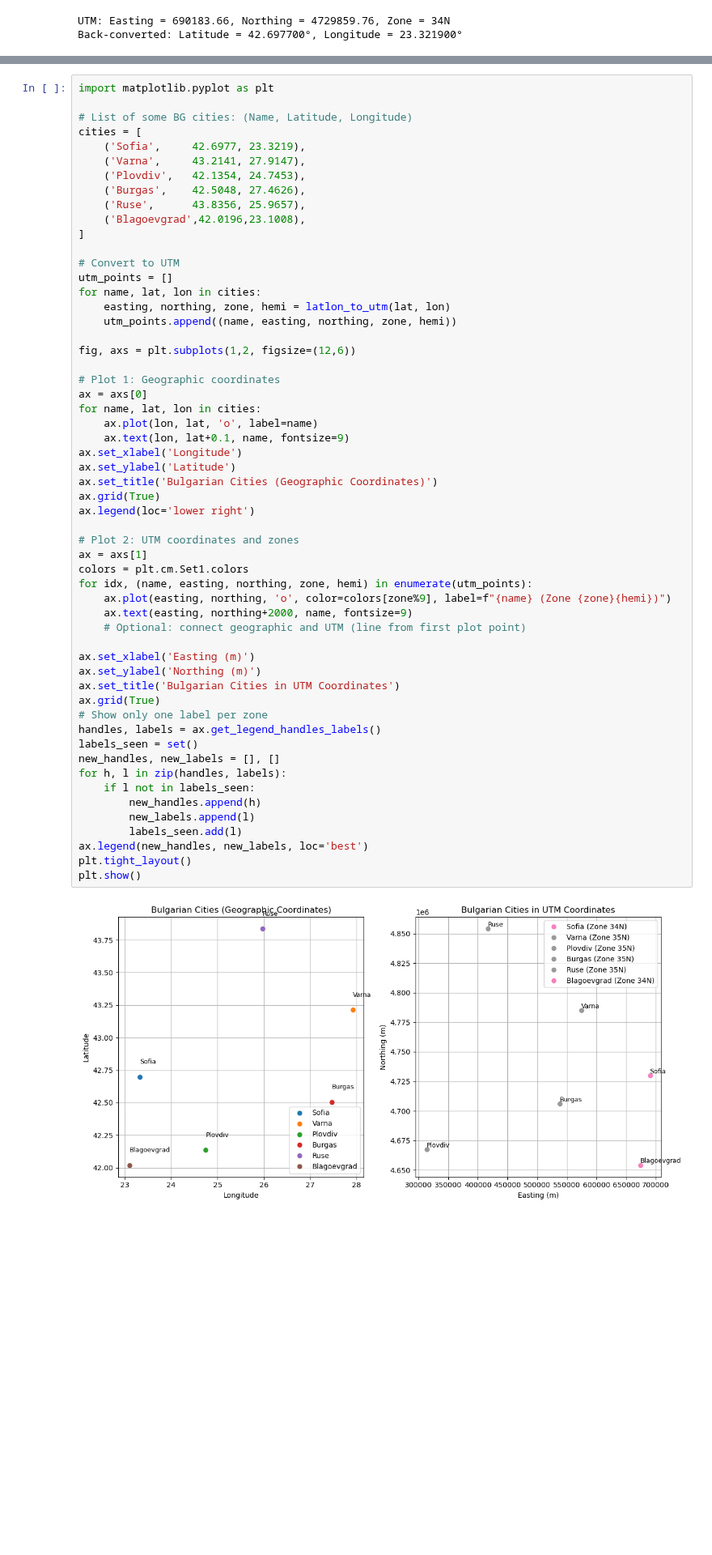
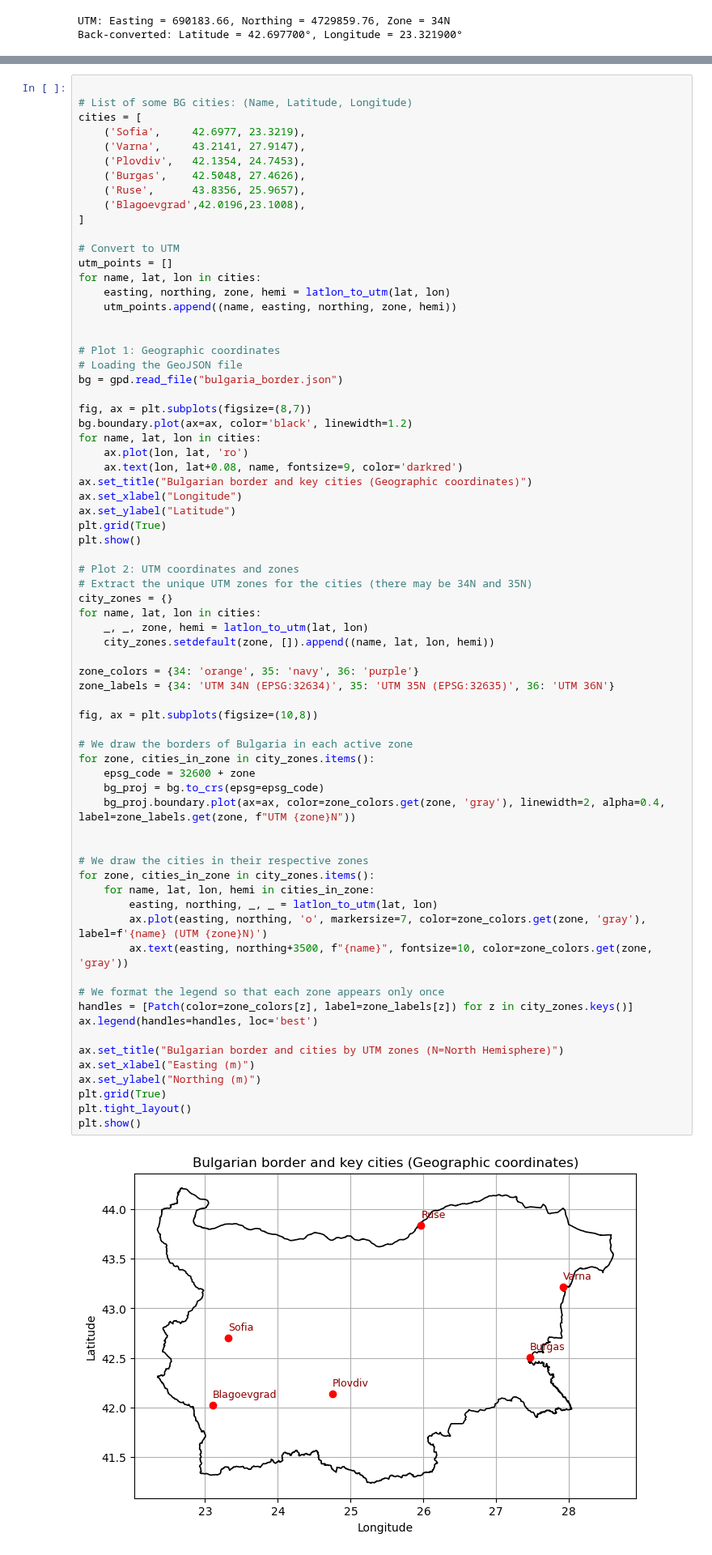
Before and after one commit to Araychev/UPSKILL-AI-and-Machine-Learning---2025, a Jupyter notebook: Math Concepts for Developers - март 2025/Regular_Exam_Project/math_concepts_geo_project.ipynb, the cells around one changed output, grey strips where cells are left out. Shown at 81% size. Saved outputs shown, nothing was run; the diff lists cells and outputs as text; blank space fills up the shorter version.

Commit message:
Geographic ↔ UTM Coordinates fix some code

```diff
--- a/Math Concepts for Developers - март 2025/Regular_Exam_Project/math_concepts_geo_project.ipynb
+++ b/Math Concepts for Developers - март 2025/Regular_Exam_Project/math_concepts_geo_project.ipynb
@@ -741,60 +742,74 @@ Below, we plot the locations of several Bulgarian cities both by their latitude/
 - The left plot shows geographic positions on a simple basemap.
 - The right plot shows their positions in UTM coordinates and UTM zone numbers.
 # %%
-import matplotlib.pyplot as plt
 
 # List of some BG cities: (Name, Latitude, Longitude)
 cities = [
     ('Sofia',     42.6977, 23.3219),
     ('Varna',     43.2141, 27.9147),
     ('Plovdiv',   42.1354, 24.7453),
     ('Burgas',    42.5048, 27.4626),
     ('Ruse',      43.8356, 25.9657),
     ('Blagoevgrad',42.0196,23.1008),
 ]
 
 # Convert to UTM
 utm_points = []
 for name, lat, lon in cities:
     easting, northing, zone, hemi = latlon_to_utm(lat, lon)
     utm_points.append((name, easting, northing, zone, hemi))
 
-fig, axs = plt.subplots(1,2, figsize=(12,6))
 
 # Plot 1: Geographic coordinates
-ax = axs[0]
+# Loading the GeoJSON file
+bg = gpd.read_file("bulgaria_border.json")
+
+fig, ax = plt.subplots(figsize=(8,7))
+bg.boundary.plot(ax=ax, color='black', linewidth=1.2)
 for name, lat, lon in cities:
-    ax.plot(lon, lat, 'o', label=name)
-    ax.text(lon, lat+0.1, name, fontsize=9)
-ax.set_xlabel('Longitude')
-ax.set_ylabel('Latitude')
-ax.set_title('Bulgarian Cities (Geographic Coordinates)')
-ax.grid(True)
-ax.legend(loc='lower right')
+    ax.plot(lon, lat, 'ro')
+    ax.text(lon, lat+0.08, name, fontsize=9, color='darkred')
+ax.set_title("Bulgarian border and key cities (Geographic coordinates)")
+ax.set_xlabel("Longitude")
+ax.set_ylabel("Latitude")
+plt.grid(True)
+plt.show()
 
 # Plot 2: UTM coordinates and zones
-ax = axs[1]
-colors = plt.cm.Set1.colors
-for idx, (name, easting, northing, zone, hemi) in enumerate(utm_points):
-    ax.plot(easting, northing, 'o', color=colors[zone%9], label=f"{name} (Zone {zone}{hemi})")
-    ax.text(easting, northing+2000, name, fontsize=9)
-    # Optional: connect geographic and UTM (line from first plot point)
+# Extract the unique UTM zones for the cities (there may be 34N and 35N)
+city_zones = {}
+for name, lat, lon in cities:
+    _, _, zone, hemi = latlon_to_utm(lat, lon)
+    city_zones.setdefault(zone, []).append((name, lat, lon, hemi))
 
-ax.set_xlabel('Easting (m)')
-ax.set_ylabel('Northing (m)')
-ax.set_title('Bulgarian Cities in UTM Coordinates')
-ax.grid(True)
-# Show only one label per zone
-handles, labels = ax.get_legend_handles_labels()
-labels_seen = set()
-new_handles, new_labels = [], []
-for h, l in zip(handles, labels):
-    if l not in labels_seen:
-        new_handles.append(h)
-        new_labels.append(l)
-        labels_seen.add(l)
-ax.legend(new_handles, new_labels, loc='best')
+zone_colors = {34: 'orange', 35: 'navy', 36: 'purple'}
+zone_labels = {34: 'UTM 34N (EPSG:32634)', 35: 'UTM 35N (EPSG:32635)', 36: 'UTM 36N'}
+
+fig, ax = plt.subplots(figsize=(10,8))
+
+# We draw the borders of Bulgaria in each active zone
+for zone, cities_in_zone in city_zones.items():
+    epsg_code = 32600 + zone
+    bg_proj = bg.to_crs(epsg=epsg_code)
+    bg_proj.boundary.plot(ax=ax, color=zone_colors.get(zone, 'gray'), linewidth=2, alpha=0.4, label=zone_labels.get(zone, f"UTM {zone}N"))
+
+
+# We draw the cities in their respective zones
+for zone, cities_in_zone in city_zones.items():
+    for name, lat, lon, hemi in cities_in_zone:
+        easting, northing, _, _ = latlon_to_utm(lat, lon)
+        ax.plot(easting, northing, 'o', markersize=7, color=zone_colors.get(zone, 'gray'), label=f'{name} (UTM {zone}N)')
+        ax.text(easting, northing+3500, f"{name}", fontsize=10, color=zone_colors.get(zone, 'gray'))
+
+# We format the legend so that each zone appears only once
+handles = [Patch(color=zone_colors[z], label=zone_labels[z]) for z in city_zones.keys()]
+ax.legend(handles=handles, loc='best')
+
+ax.set_title("Bulgarian border and cities by UTM zones (N=North Hemisphere)")
+ax.set_xlabel("Easting (m)")
+ax.set_ylabel("Northing (m)")
+plt.grid(True)
 plt.tight_layout()
 plt.show()
 # %% [output]
-[figure, old version]
+[figure, new version]
```
Also changed, not shown: parts of 2 cells of this notebook.
